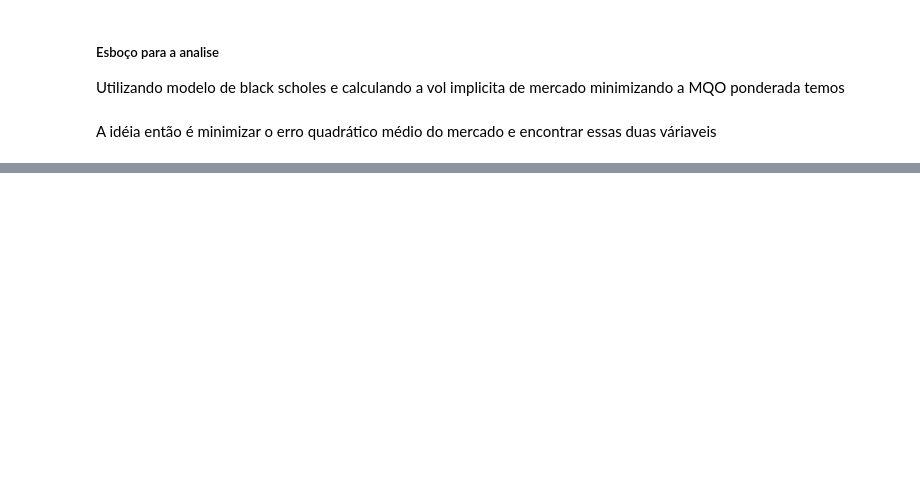
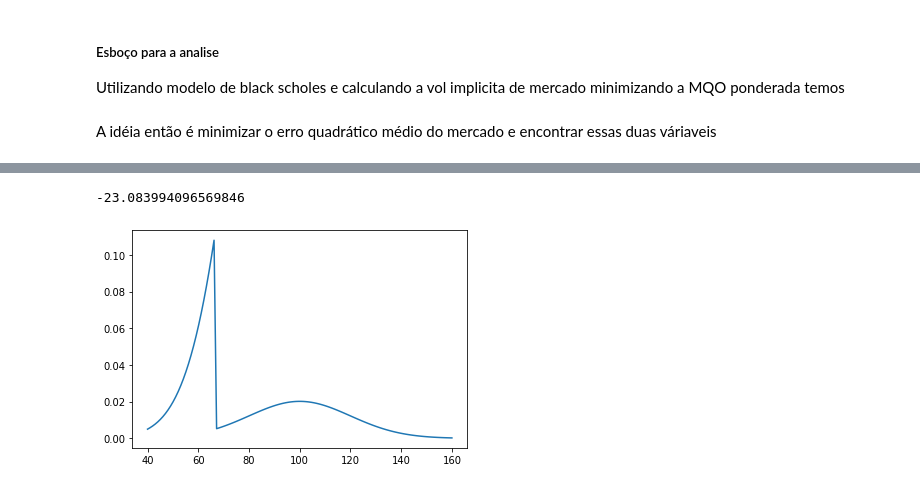
Before and after one commit to diogosanchez72/overnightStrategy, a Jupyter notebook: Options strtuture strategie.ipynb, the cells around one changed output, grey strips where cells are left out. Cells and saved outputs as stored; diff of their text form; code cells hidden in the pictures; blank space fills up the shorter version.

```diff
--- a/Options strtuture strategie.ipynb
+++ b/Options strtuture strategie.ipynb
@@ -115,14 +84 @@ sns.scatterplot(X, Y, label='call price', linewidth=0, alpha=0.5, color='red')
 [figure]
-# %%
-opcs['Black-Scholes'] = call_modelo
-opcs['Delta'] = bs_call_delta(price, opcs['Strike'], opcs['Venc']/365, 0.12, sigma)
-opcs['Weight'] = np.random.normal(0, 1, size = len(opcs))**2
-opcs['Weight'] = ((opcs['Black-Scholes']<opcs['Preço'])*2-1) * abs(opcs['Black-Scholes'] - opcs['Weight'])
-
-opcs['Weight'] = opcs['Weight']/sum(opcs['Weight'].abs())
-
-soma_positiva = opcs['Weight'][opcs['Weight']>0].sum()
-soma_negativa = opcs['Weight'][opcs['Weight']<0].sum()
-
-
-opcs['Weight'][opcs['Weight']<0] = opcs['Weight'][opcs['Weight']<0]*abs(soma_positiva/soma_negativa)
@@ -163,0 +116,54 @@ plt.plot(cota)
+# %%
+# Payoff no vencimento
+
+opcs['Weight'] = np.random.random(len(opcs))**2
+opcs['Weight'] = opcs['Weight'] / opcs['Weight'].sum()
+opcs['Weight'] = opcs['Weight'] * (1-2*(opcs['Preço'] > opcs['Black-Scholes']))
+
+
+
+
+# Defining o simulador
+
+def simulador(weights):
+
+    weights = weights / weights.sum()
+
+    spots = np.linspace(40, 160, 120)
+
+    matriz_payoff = pd.DataFrame(spots, columns=['Spot'])
+
+    for i, spot_i in enumerate(spots):
+        px_carteira = spot_i - opcs['Strike']
+        px_carteira[px_carteira < 0] = 0
+        px_carteira = ((px_carteira - opcs['Preço']) * weights).sum()
+        matriz_payoff.loc[i, 'Payoff'] = px_carteira
+
+    matriz_payoff.sort_values('Payoff', inplace=True)
+
+    matriz_payoff['Probability'] = stats.norm.pdf(matriz_payoff['Spot'], 100,20)
+    matriz_payoff['Probability'] = matriz_payoff['Probability'] / matriz_payoff['Probability'].sum()
+
+    # score
+    matriz_payoff['Importancia'] = matriz_payoff['Probability'].cumsum()
+    matriz_payoff['Importancia'] = (matriz_payoff['Importancia'] < 0.05) #5% piores dias
+    matriz_payoff['Importancia'] = matriz_payoff['Importancia'] * matriz_payoff['Probability'] # Peso
+    matriz_payoff['Importancia'] = matriz_payoff['Importancia'] / matriz_payoff['Importancia'].sum()
+
+    plt.plot(matriz_payoff['Spot'], matriz_payoff['Importancia'])
+
+    score = (matriz_payoff['Importancia'] * matriz_payoff['Payoff']).sum()  # (Expected shortfall)
+    score += (matriz_payoff['Probability'] * matriz_payoff['Payoff']).sum()  # (Expected return)
+
+    # Porque o score é Cvar + Expected Return ?
+    # Como Volatilidade não faz sentido, já que estamos olhando para o vencimento das opções
+    # Como as outras métricas com CVaR;VaR;Stress Correlate podem possuir valores negativos ou positivos ( Caso alguma simulação considere grandes desvios de Vol Implicita)
+    # Como expected return pode ser positivo ou negativo; Uma razão entre essas váriaveis não faz sentido
+    # A melhor opção que sobra é a soma do CVaR que explora todos os piores dias, e o retorno médio que explora todos os dias
+
+    return score
+
+simulador(np.ones(len(opcs)))
+# %% [output]
+-23.083994096569846
+[figure, added]
```
Also changed, not shown: parts of 7 cells of this notebook.
